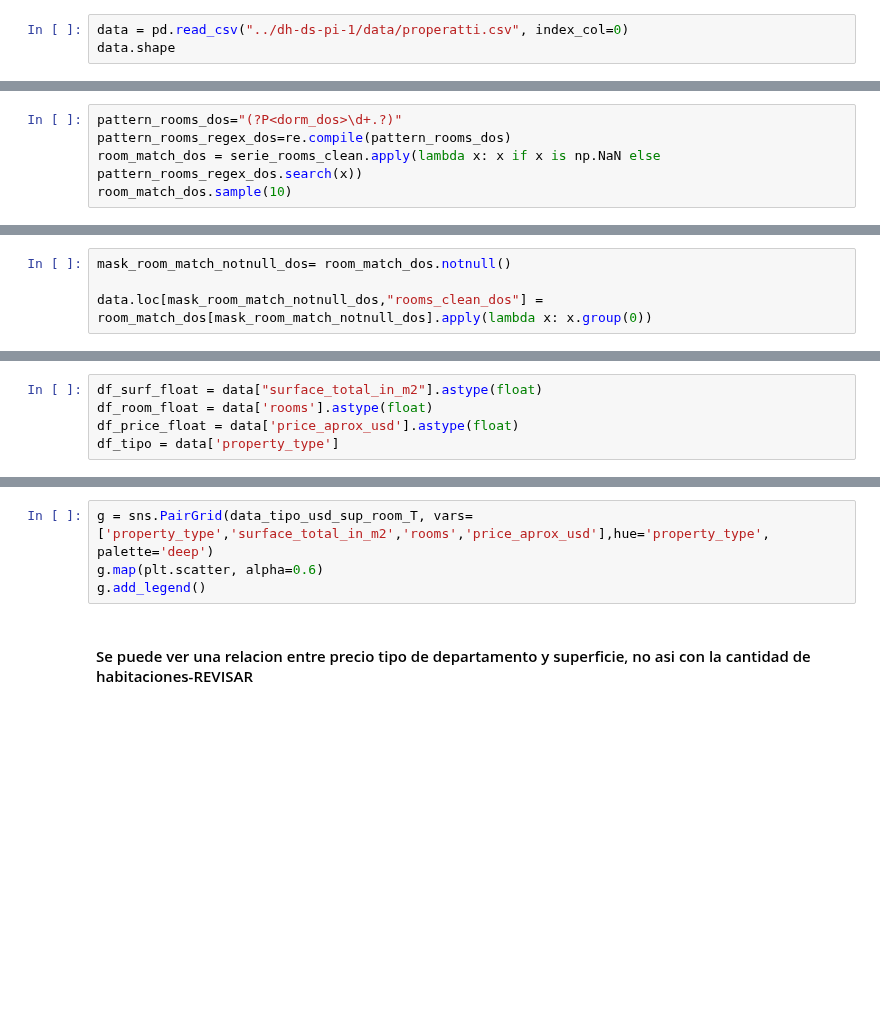
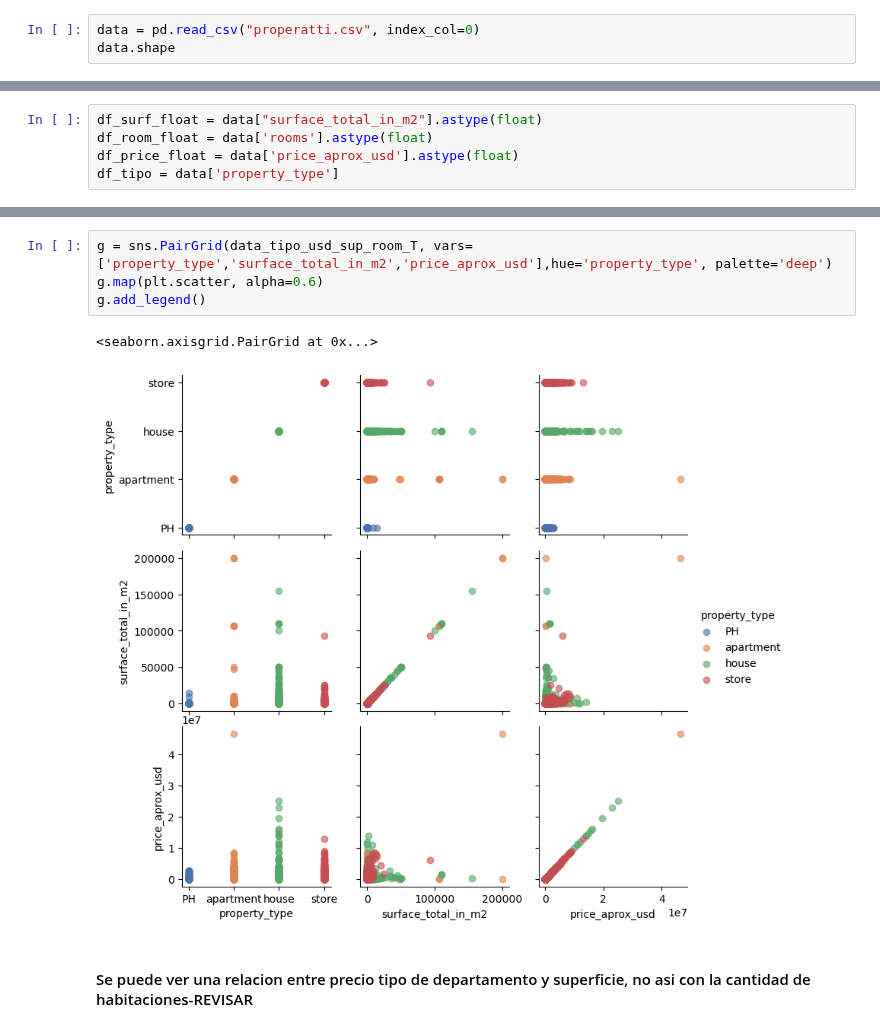
Before and after one commit to LuiosDyet/dh-ds-pi-1, a Jupyter notebook: superficie_limpia_columnas.ipynb, the cells around one changed output, grey strips where cells are left out. Cells and saved outputs as stored; diff of their text form; blank space fills up the shorter version.

```diff
--- a/superficie_limpia_columnas.ipynb
+++ b/superficie_limpia_columnas.ipynb
@@ -4,7 +4,7 @@ RECORDAR DESZIPEAR PROPERATTI.ZIP
 import pandas as pd
 import numpy as np
 # %%
-data = pd.read_csv("../dh-ds-pi-1/data/properatti.csv", index_col=0)
+data = pd.read_csv("properatti.csv", index_col=0)
 data.shape
 # %% [output]
 (121220, 25)
@@ -416,5 +409,0 @@ print(data.rooms.notnull().sum()/data.shape[0])
-# %%
-pattern_rooms_dos="(?P<dorm_dos>\d+.?)"
-pattern_rooms_regex_dos=re.compile(pattern_rooms_dos)
-room_match_dos = serie_rooms_clean.apply(lambda x: x if x is np.NaN else pattern_rooms_regex_dos.search(x))
-room_match_dos.sample(10)
@@ -423,4 +409,0 @@ NameError: name 'serie_rooms_clean' is not defined
-# %%
-mask_room_match_notnull_dos= room_match_dos.notnull()
-
-data.loc[mask_room_match_notnull_dos,"rooms_clean_dos"] = room_match_dos[mask_room_match_notnull_dos].apply(lambda x: x.group(0))
@@ -562,7 +603,10 @@ data_tipo_usd_sup_room_T.sample(10)
 # %%
-g = sns.PairGrid(data_tipo_usd_sup_room_T, vars=['property_type','surface_total_in_m2','rooms','price_aprox_usd'],hue='property_type', palette='deep')
+g = sns.PairGrid(data_tipo_usd_sup_room_T, vars=['property_type','surface_total_in_m2','price_aprox_usd'],hue='property_type', palette='deep')
 g.map(plt.scatter, alpha=0.6)
 g.add_legend()
+# %% [output]
+<seaborn.axisgrid.PairGrid at 0x...>
+[figure, added]
 # %% [markdown]
 #### Se puede ver una relacion entre precio tipo de departamento y superficie, no asi con la cantidad de habitaciones-REVISAR
 # %% [markdown]
```
Also changed, not shown: parts of 46 cells of this notebook, 1 other file.
